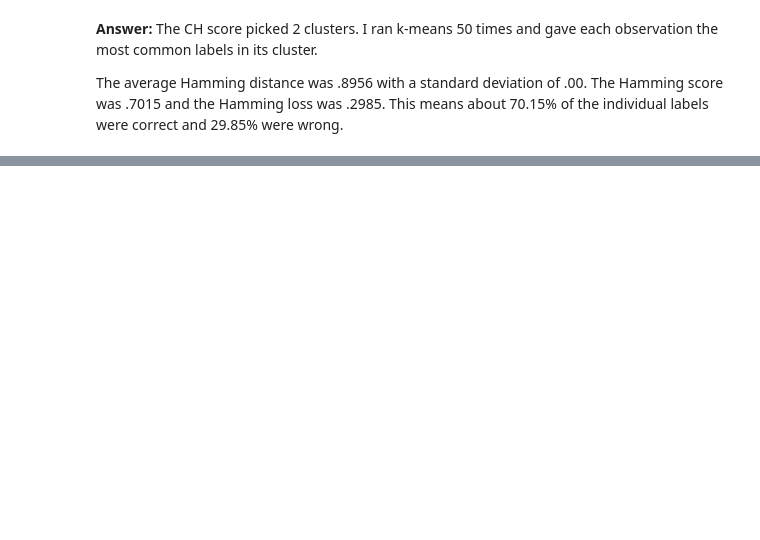
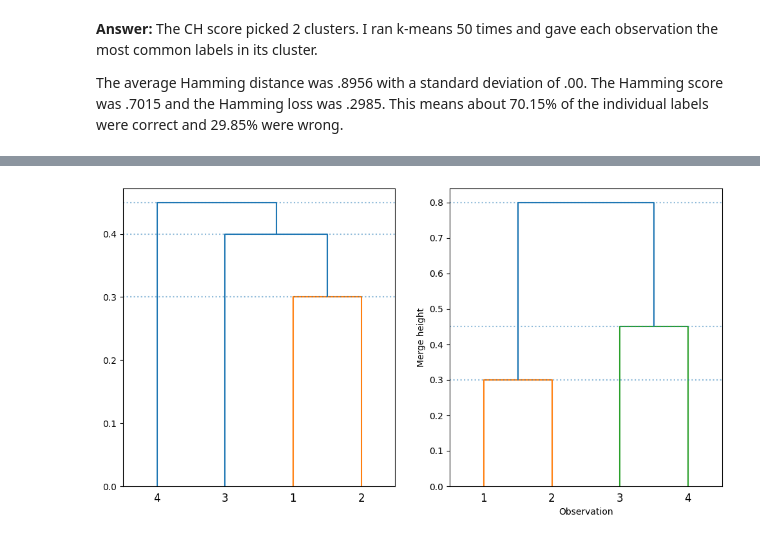
Before and after one commit to jfulch/dsci-552-fulcher-jesse-hw7, a Jupyter notebook: notebook/Fulcher_Jesse_HW7.ipynb, the cells around one changed output, grey strips where cells are left out. Cells and saved outputs as stored; diff of their text form; code cells hidden in the pictures; blank space fills up the shorter version.

```diff
--- a/notebook/Fulcher_Jesse_HW7.ipynb
+++ b/notebook/Fulcher_Jesse_HW7.ipynb
@@ -417,0 +462,26 @@ The average Hamming distance was .8956 with a standard deviation of .00. The Ham
+# %%
+import matplotlib.pyplot as plt
+from scipy.cluster.hierarchy import linkage, dendrogram
+
+distances = [0.3, 0.4, 0.7, 0.5, 0.8, 0.45]
+
+fig, axes = plt.subplots(1, 2, figsize=(12, 6))
+
+for ax, method in zip(axes, ["single", "complete"]):
+    merges = linkage(distances, method=method)
+
+    dendrogram(
+        merges,
+        ax=ax,
+        labels=["1", "2", "3", "4"]
+    )
+
+    for height in merges[:, 2]:
+        ax.axhline(height, linestyle=':', alpha=0.5)
+
+ax.set_xlabel("Observation")
+ax.set_ylabel("Merge height")
+
+plt.show()
+# %% [output]
+[figure, added]
```
Also changed, not shown: parts of 12 cells of this notebook.
